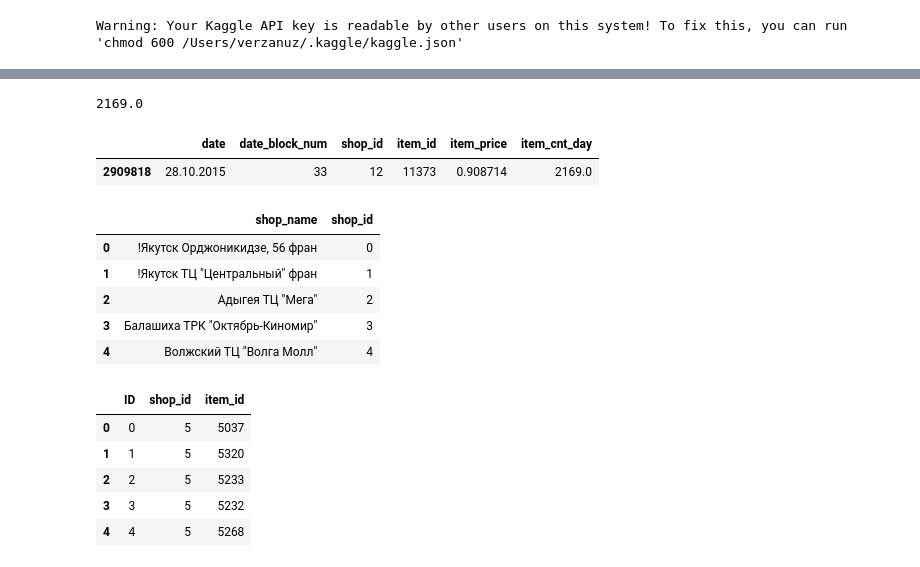
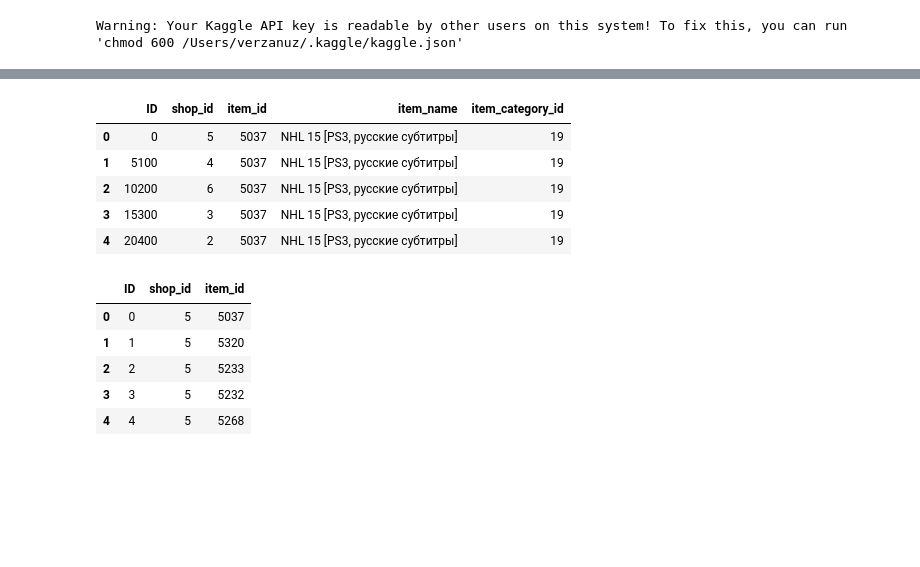
Before and after one commit to nightteatime/studygroup, a Jupyter notebook: kaggle - predict future sales/Kaggle1_StudyGroup_vz.ipynb, the cells around one changed output, grey strips where cells are left out. Drawn from its saved outputs; the diff is of its cells as text; code cells hidden in the pictures; blank space fills up the shorter version.

```diff
--- a/kaggle - predict future sales/Kaggle1_StudyGroup_vz.ipynb
+++ b/kaggle - predict future sales/Kaggle1_StudyGroup_vz.ipynb
@@ -46,9 +46,10 @@ import matplotlib.pyplot as plt
 # %% [output]
 Warning: Your Kaggle API key is readable by other users on this system! To fix this, you can run 'chmod 600 /Users/verzanuz/.kaggle/kaggle.json'
 # %%
-items = pd.read_csv('competitive-data-science-predict-future-sales/items.csv')
-category = pd.read_csv('competitive-data-science-predict-future-sales/item_categories.csv')
-sales_train = pd.read_csv('competitive-data-science-predict-future-sales/sales_train.csv.gz')
-sample1 = pd.read_csv('competitive-data-science-predict-future-sales/sample_submission.csv.gz')
-shops = pd.read_csv('competitive-data-science-predict-future-sales/shops.csv')
-test = pd.read_csv('competitive-data-science-predict-future-sales/test.csv.gz')
+items = pd.read_csv('data/items.csv') #['item_name', 'item_id', 'item_category_id']
+category = pd.read_csv('data/item_categories.csv') #['item_category_name', 'item_category_id']
+sales_train = pd.read_csv('data/sales_train.csv.gz') #['date', 'date_block_num', 'shop_id', 'item_id', 'item_price',
+       'item_cnt_day']
+sample1 = pd.read_csv('data/sample_submission.csv.gz') #['ID', 'item_cnt_month']
+shops = pd.read_csv('data/shops.csv') #['shop_name', 'shop_id']
+test = pd.read_csv('data/test.csv.gz') #['ID', 'shop_id', 'item_id']
@@ -94,30 +84,14 @@ item_category.head()
-# %%
-#Entradas de Vendas = 2.935.849
-#Cada entrada é uma venda de um item no dia
-#A contagem pode indicar um produto devolvido, vamos precisar 'neutralizar' essa entrada,
-#excluindo quando o item_cnt_day for +1 e -1, e shopt+id, item_id e item_price forem iguais
-
-#fazer um count de vendas por categoria
-
-max(sales_train['item_cnt_day'])
-# %% [output]
-2169.0
-# %%
-sales_train[sales_train['item_cnt_day']==2169]
-# %% [output]
-|  | date | date_block_num | shop_id | item_id | item_price | item_cnt_day |
-| 2909818 | 28.10.2015 | 33 | 12 | 11373 | 0.908714 | 2169.0 |
-# %%
-#São 120 lojas diferentes
-#todas as lojas tem vendas?
-shops.head()
-# %% [output]
-|  | shop_name | shop_id |
-| 0 | !Якутск Орджоникидзе, 56 фран | 0 |
-| 1 | !Якутск ТЦ "Центральный" фран | 1 |
-| 2 | Адыгея ТЦ "Мега" | 2 |
-| 3 | Балашиха ТРК "Октябрь-Киномир" | 3 |
-| 4 | Волжский ТЦ "Волга Молл" | 4 |
+# %%
+#juntando test e items pra ter categoria
+test_category = test.merge(items, on='item_id')
+test_category.head()
+# %% [output]
+|  | ID | shop_id | item_id | item_name | item_category_id |
+| 0 | 0 | 5 | 5037 | NHL 15 [PS3, русские субтитры] | 19 |
+| 1 | 5100 | 4 | 5037 | NHL 15 [PS3, русские субтитры] | 19 |
+| 2 | 10200 | 6 | 5037 | NHL 15 [PS3, русские субтитры] | 19 |
+| 3 | 15300 | 3 | 5037 | NHL 15 [PS3, русские субтитры] | 19 |
+| 4 | 20400 | 2 | 5037 | NHL 15 [PS3, русские субтитры] | 19 |
 # %%
 test.head()
 # %% [output]
```
Also changed, not shown: parts of 18 cells of this notebook.
